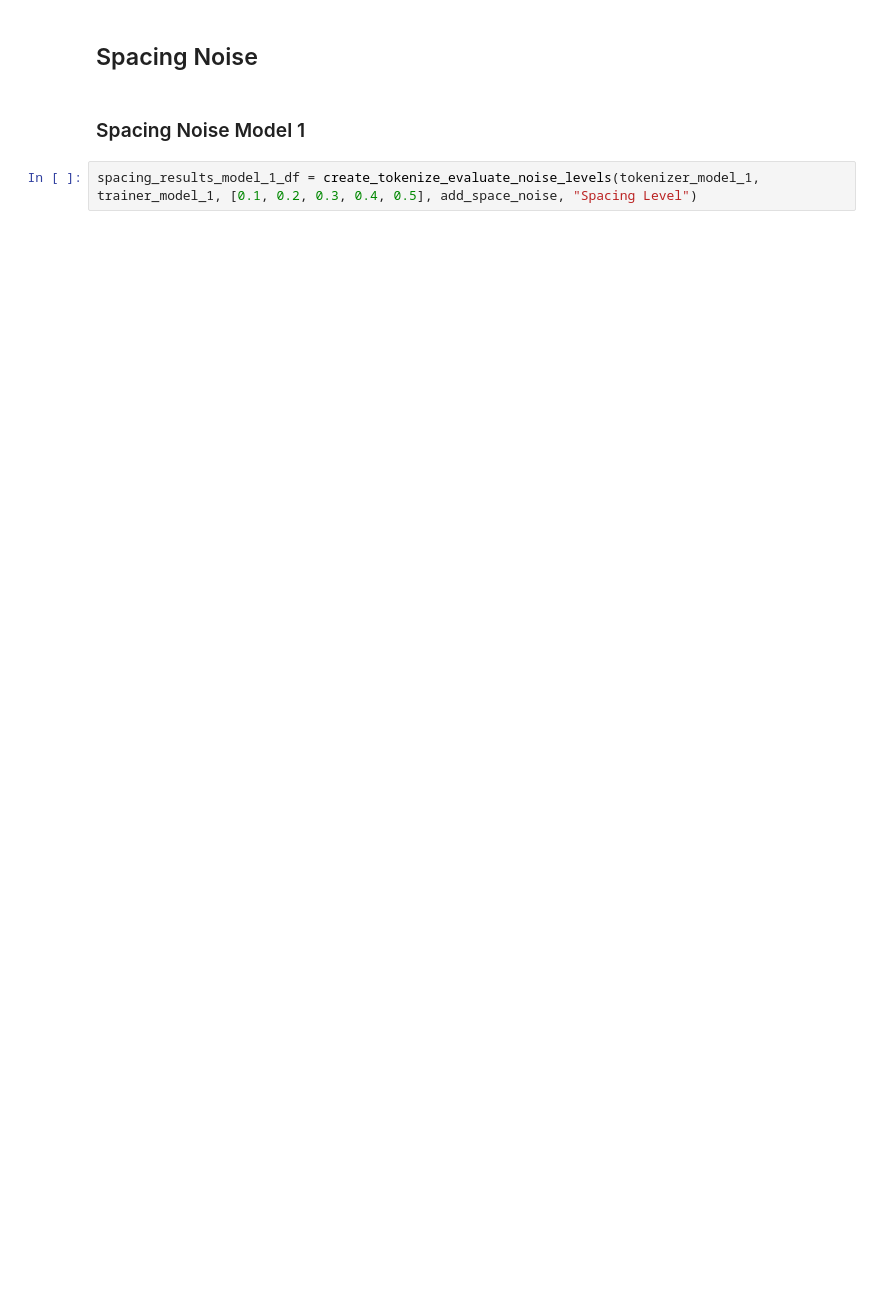
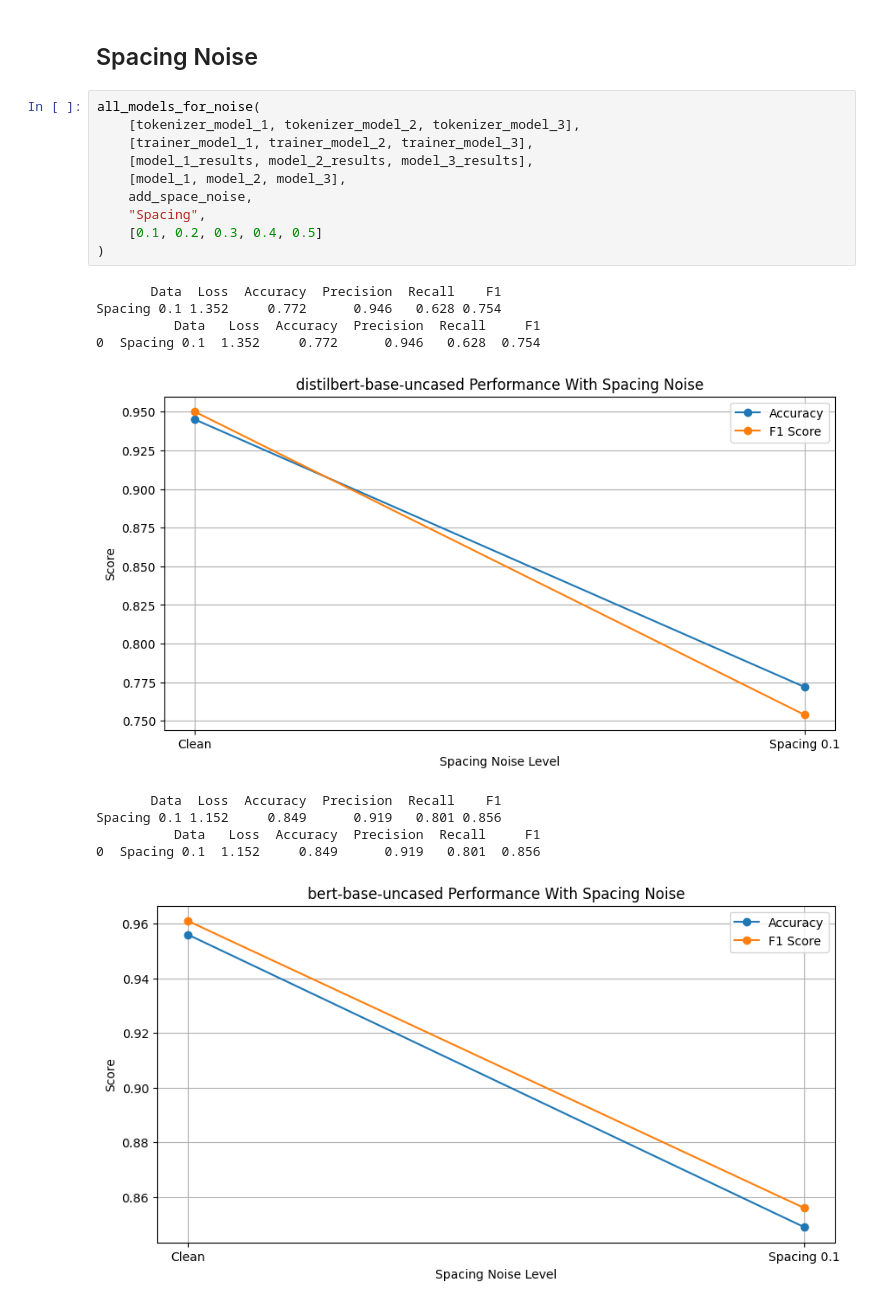
Before and after one commit to pa185/Coding_Project_Philip_Allen_CSM500-2026-APR_240233660, a Jupyter notebook: model-1.ipynb, the cells around one changed output. Cells and saved outputs as stored; diff of their text form; blank space fills up the shorter version.

```diff
--- a/model-1.ipynb
+++ b/model-1.ipynb
@@ -964,6 +977,23 @@ accuracy_f1_graph(typo_results_df, "Typo", "DistilBERT")
 # %% [markdown]
 ## Spacing Noise
-# %% [markdown]
-### Spacing Noise Model 1
 # %%
-spacing_results_model_1_df = create_tokenize_evaluate_noise_levels(tokenizer_model_1, trainer_model_1, [0.1, 0.2, 0.3, 0.4, 0.5], add_space_noise, "Spacing Level")
+all_models_for_noise(
+    [tokenizer_model_1, tokenizer_model_2, tokenizer_model_3],
+    [trainer_model_1, trainer_model_2, trainer_model_3],
+    [model_1_results, model_2_results, model_3_results],
+    [model_1, model_2, model_3],
+    add_space_noise,
+    "Spacing",
+    [0.1, 0.2, 0.3, 0.4, 0.5]
+)
+# %% [output]
+       Data  Loss  Accuracy  Precision  Recall    F1
+Spacing 0.1 1.352     0.772      0.946   0.628 0.754
+          Data   Loss  Accuracy  Precision  Recall     F1
+0  Spacing 0.1  1.352     0.772      0.946   0.628  0.754
+[figure, added]
+       Data  Loss  Accuracy  Precision  Recall    F1
+Spacing 0.1 1.152     0.849      0.919   0.801 0.856
+          Data   Loss  Accuracy  Precision  Recall     F1
+0  Spacing 0.1  1.152     0.849      0.919   0.801  0.856
+[figure, added]
```
Also changed, not shown: parts of 24 cells of this notebook.
